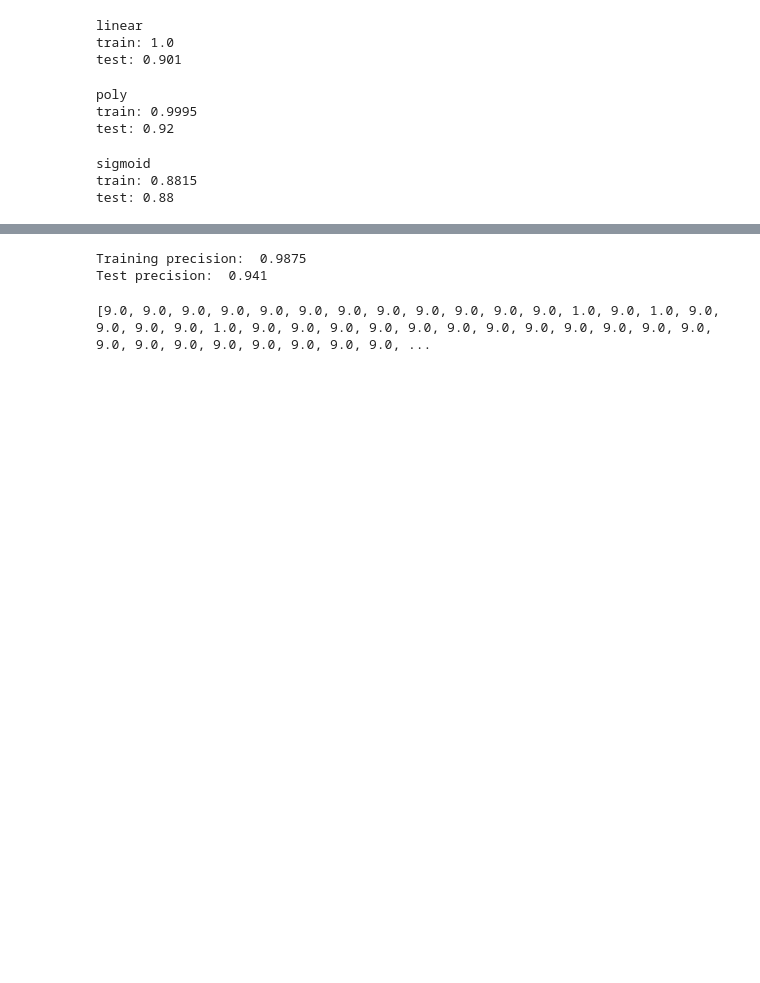
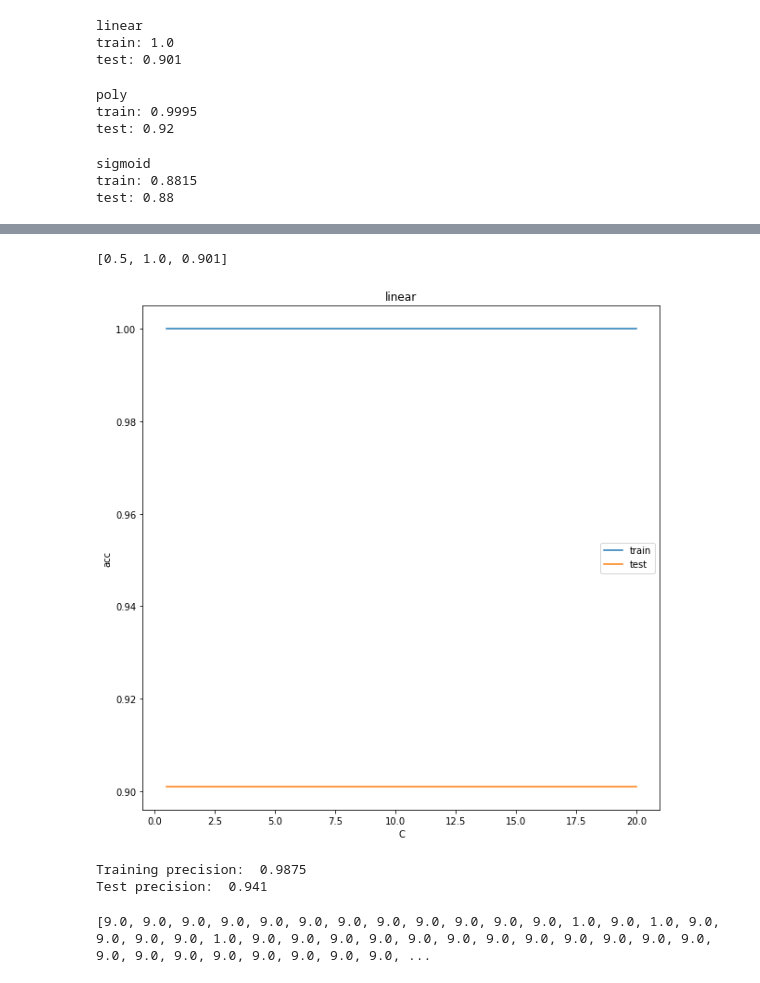
Before and after one commit to wanruu/CS5487, a Jupyter notebook: ml_svm.ipynb, the cells around one changed output, grey strips where cells are left out. Cells and saved outputs as stored; diff of their text form; code cells hidden in the pictures; blank space fills up the shorter version.

```diff
--- a/ml_svm.ipynb
+++ b/ml_svm.ipynb
@@ -78,3 +160,29 @@ test: 0.88
+# %%
+c_linear=[]
+train_acc_linear=[]
+test_acc_linear=[]
+for i in tqdm.tqdm(range(40)):
+  c=i/2+0.5
+  classifier = svm.SVC(C=c,kernel='linear')
+  classifier.fit(train_data, train_label)
+  c_linear.append(c)
+  train_acc_linear.append(classifier.score(train_data, train_label))
+  test_acc_linear.append(classifier.score(test_data, test_label))
+plt.figure(figsize=(10, 10))
+plt.plot(c_linear,train_acc_linear,label='train')
+plt.plot(c_linear,test_acc_linear,label='test')
+plt.xlabel('C')
+plt.ylabel('acc')
+plt.title('linear')
+plt.legend()
+plt.show
+
+#best c
+idx=test_acc_linear.index(max(test_acc_linear))
+print([c_linear[idx],train_acc_linear[idx],max(test_acc_linear)])
+# %% [output]
+[0.5, 1.0, 0.901]
+[figure, added]
 # %%
 train_result = classifier.predict(train_data)
 precision = sum(train_result == train_label)/train_label.shape[0]
```
Also changed, not shown: parts of 5 cells of this notebook.
